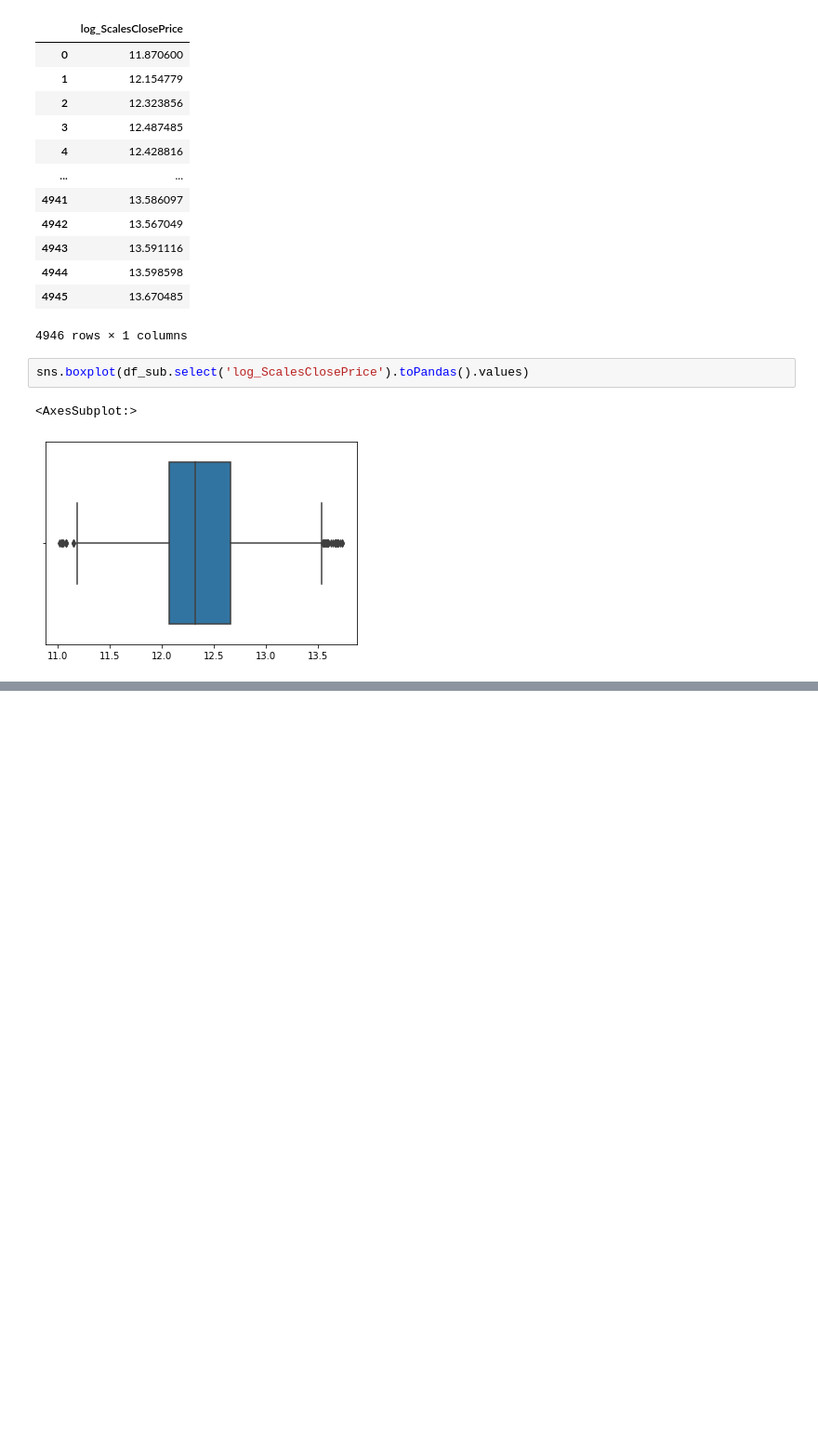
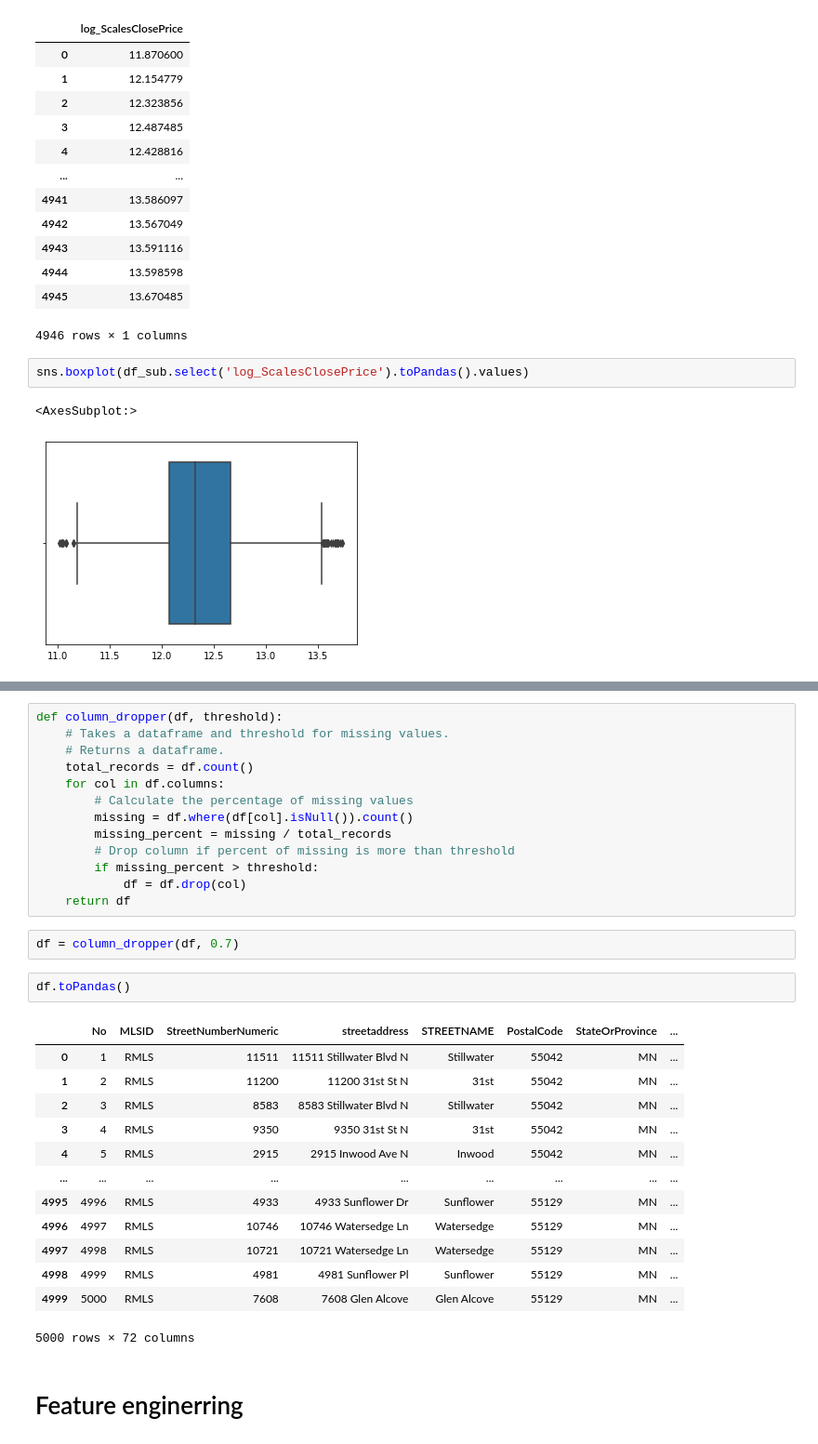
Before and after one commit to cuongpiger/CSC_Big_Data_in_Machine_Learning, a Jupyter notebook: Chapter 05. Data Pre-processing/demo.ipynb, the cells around one changed output, grey strips where cells are left out. Shown at 93% size. Cells and saved outputs as stored; diff of their text form; blank space fills up the shorter version.

```diff
--- a/Chapter 05. Data Pre-processing/demo.ipynb
+++ b/Chapter 05. Data Pre-processing/demo.ipynb
@@ -162,0 +284,33 @@ ValueError: The truth value of a DataFrame is ambiguous. Use a.empty, a.bool(),
+# %%
+def column_dropper(df, threshold):
+    # Takes a dataframe and threshold for missing values.
+    # Returns a dataframe.
+    total_records = df.count()
+    for col in df.columns:
+        # Calculate the percentage of missing values
+        missing = df.where(df[col].isNull()).count()
+        missing_percent = missing / total_records
+        # Drop column if percent of missing is more than threshold
+        if missing_percent > threshold:
+            df = df.drop(col)
+    return df
+# %%
+df = column_dropper(df, 0.7)
+# %%
+df.toPandas()
+# %% [output]
+|  | No | MLSID | StreetNumberNumeric | streetaddress | STREETNAME | PostalCode | StateOrProvince | ... |
+| 0 | 1 | RMLS | 11511 | 11511 Stillwater Blvd N | Stillwater | 55042 | MN | ... |
+| 1 | 2 | RMLS | 11200 | 11200 31st St N | 31st | 55042 | MN | ... |
+| 2 | 3 | RMLS | 8583 | 8583 Stillwater Blvd N | Stillwater | 55042 | MN | ... |
+| 3 | 4 | RMLS | 9350 | 9350 31st St N | 31st | 55042 | MN | ... |
+| 4 | 5 | RMLS | 2915 | 2915 Inwood Ave N | Inwood | 55042 | MN | ... |
+| ... | ... | ... | ... | ... | ... | ... | ... | ... |
+| 4995 | 4996 | RMLS | 4933 | 4933 Sunflower Dr | Sunflower | 55129 | MN | ... |
+| 4996 | 4997 | RMLS | 10746 | 10746 Watersedge Ln | Watersedge | 55129 | MN | ... |
+| 4997 | 4998 | RMLS | 10721 | 10721 Watersedge Ln | Watersedge | 55129 | MN | ... |
+| 4998 | 4999 | RMLS | 4981 | 4981 Sunflower Pl | Sunflower | 55129 | MN | ... |
+| 4999 | 5000 | RMLS | 7608 | 7608 Glen Alcove | Glen Alcove | 55129 | MN | ... |
+5000 rows × 72 columns
+# %% [markdown]
+# Feature enginerring
```
Also changed, not shown: parts of 26 cells of this notebook, 1 other file.
